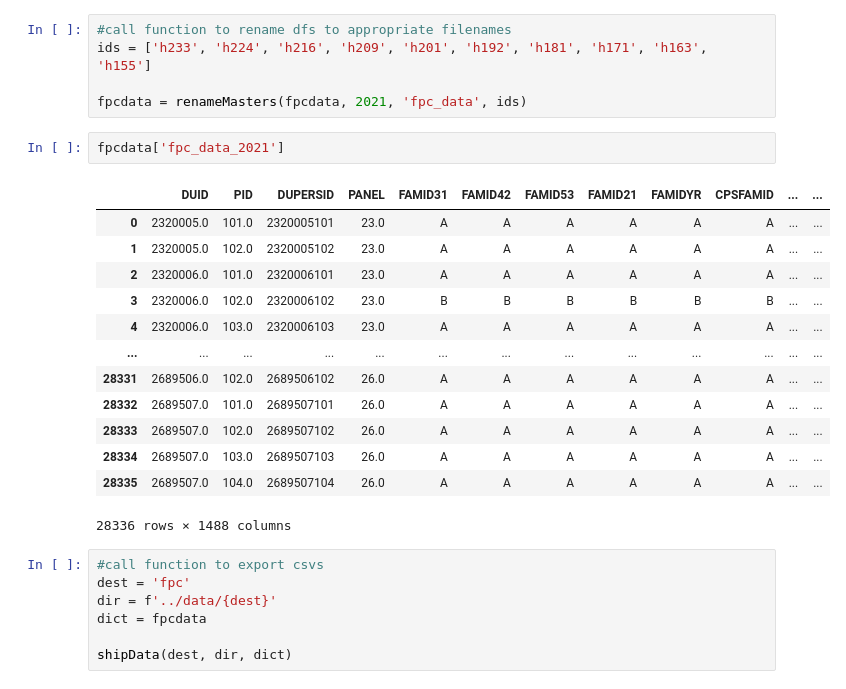
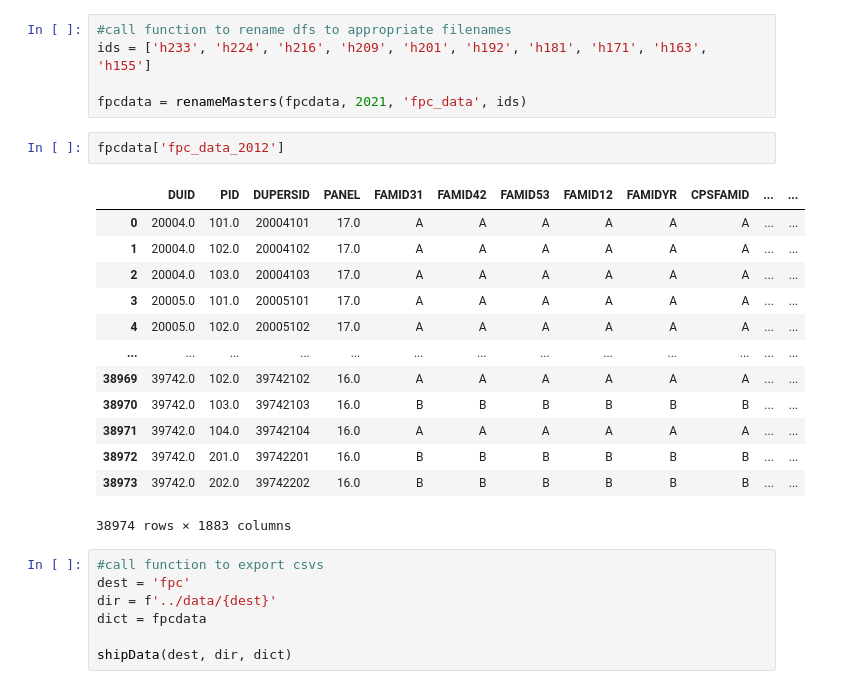
Before and after one commit to kudzuweb/capstone-MEPS-Data-Exploration, a Jupyter notebook: notebooks/cleanupcapstonedata.ipynb, the cells around one changed output. Saved outputs shown, nothing was run; the diff lists cells and outputs as text.

```diff
--- a/notebooks/cleanupcapstonedata.ipynb
+++ b/notebooks/cleanupcapstonedata.ipynb
@@ -71,21 +84,21 @@ ids = ['h233', 'h224', 'h216', 'h209', 'h201', 'h192', 'h181', 'h171', 'h163', '
 
 fpcdata = renameMasters(fpcdata, 2021, 'fpc_data', ids)
 # %%
-fpcdata['fpc_data_2021']
+fpcdata['fpc_data_2012']
 # %% [output]
-|  | DUID | PID | DUPERSID | PANEL | FAMID31 | FAMID42 | FAMID53 | FAMID21 | FAMIDYR | CPSFAMID | ... | ... |
-| 0 | 2320005.0 | 101.0 | 2320005101 | 23.0 | A | A | A | A | A | A | ... | ... |
-| 1 | 2320005.0 | 102.0 | 2320005102 | 23.0 | A | A | A | A | A | A | ... | ... |
-| 2 | 2320006.0 | 101.0 | 2320006101 | 23.0 | A | A | A | A | A | A | ... | ... |
-| 3 | 2320006.0 | 102.0 | 2320006102 | 23.0 | B | B | B | B | B | B | ... | ... |
-| 4 | 2320006.0 | 103.0 | 2320006103 | 23.0 | A | A | A | A | A | A | ... | ... |
+|  | DUID | PID | DUPERSID | PANEL | FAMID31 | FAMID42 | FAMID53 | FAMID12 | FAMIDYR | CPSFAMID | ... | ... |
+| 0 | 20004.0 | 101.0 | 20004101 | 17.0 | A | A | A | A | A | A | ... | ... |
+| 1 | 20004.0 | 102.0 | 20004102 | 17.0 | A | A | A | A | A | A | ... | ... |
+| 2 | 20004.0 | 103.0 | 20004103 | 17.0 | A | A | A | A | A | A | ... | ... |
+| 3 | 20005.0 | 101.0 | 20005101 | 17.0 | A | A | A | A | A | A | ... | ... |
+| 4 | 20005.0 | 102.0 | 20005102 | 17.0 | A | A | A | A | A | A | ... | ... |
 | ... | ... | ... | ... | ... | ... | ... | ... | ... | ... | ... | ... | ... |
-| 28331 | 2689506.0 | 102.0 | 2689506102 | 26.0 | A | A | A | A | A | A | ... | ... |
-| 28332 | 2689507.0 | 101.0 | 2689507101 | 26.0 | A | A | A | A | A | A | ... | ... |
-| 28333 | 2689507.0 | 102.0 | 2689507102 | 26.0 | A | A | A | A | A | A | ... | ... |
-| 28334 | 2689507.0 | 103.0 | 2689507103 | 26.0 | A | A | A | A | A | A | ... | ... |
-| 28335 | 2689507.0 | 104.0 | 2689507104 | 26.0 | A | A | A | A | A | A | ... | ... |
+| 38969 | 39742.0 | 102.0 | 39742102 | 16.0 | A | A | A | A | A | A | ... | ... |
+| 38970 | 39742.0 | 103.0 | 39742103 | 16.0 | B | B | B | B | B | B | ... | ... |
+| 38971 | 39742.0 | 104.0 | 39742104 | 16.0 | A | A | A | A | A | A | ... | ... |
+| 38972 | 39742.0 | 201.0 | 39742201 | 16.0 | B | B | B | B | B | B | ... | ... |
+| 38973 | 39742.0 | 202.0 | 39742202 | 16.0 | B | B | B | B | B | B | ... | ... |
-28336 rows × 1488 columns
+38974 rows × 1883 columns
 # %%
 #call function to export csvs
 dest = 'fpc'
```
Also changed, not shown: parts of 5 cells of this notebook.
